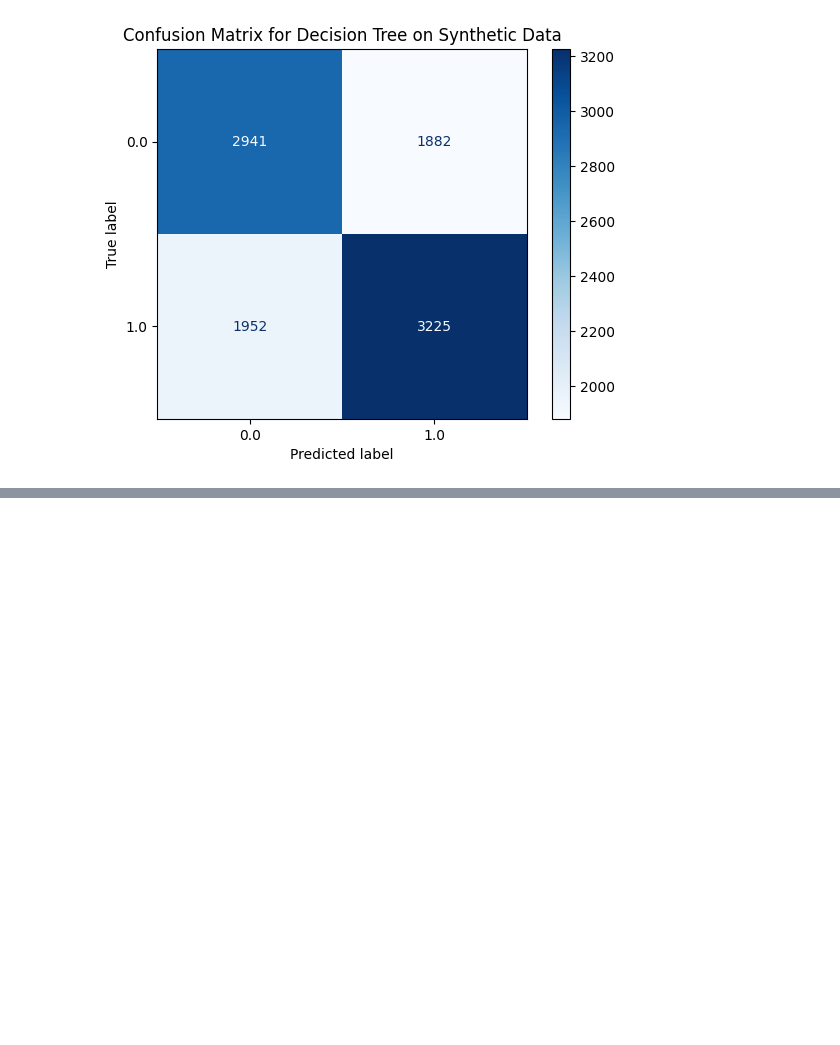
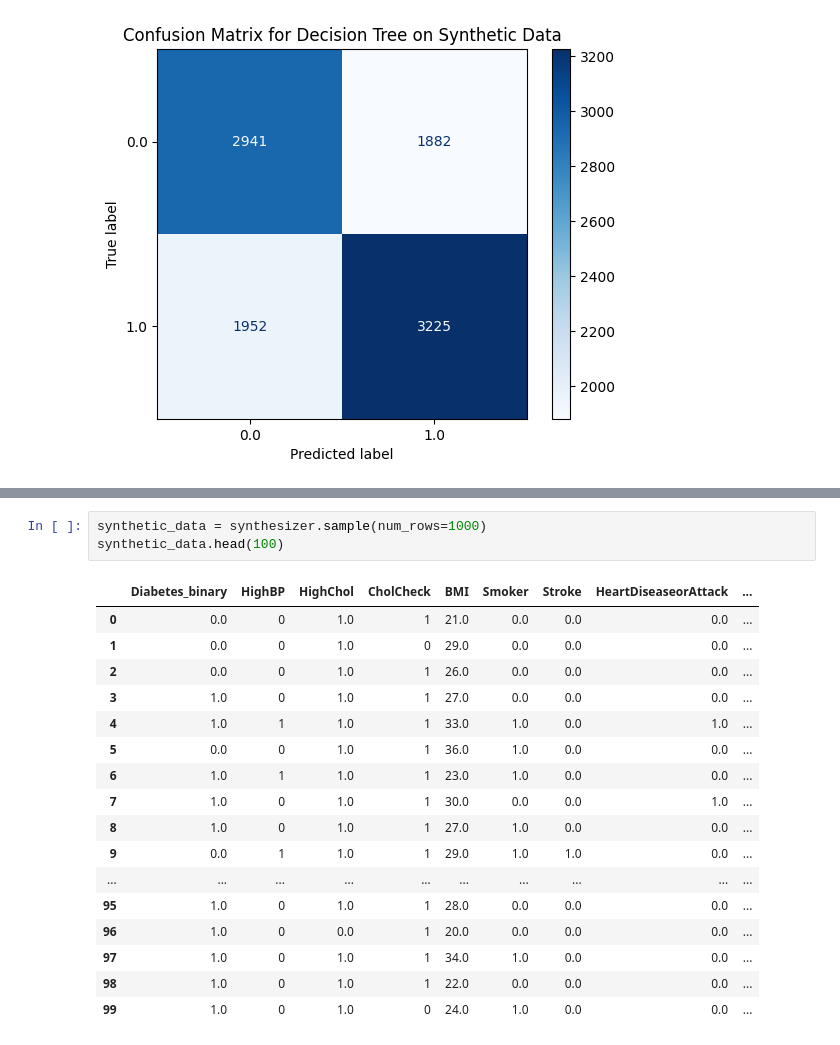
Before and after one commit to tarikibrahimovic/Diabetes-Prediction, a Jupyter notebook: gan.ipynb, the cells around one changed output, grey strips where cells are left out. Drawn from its saved outputs; the diff is of its cells as text; blank space fills up the shorter version.

```diff
--- a/gan.ipynb
+++ b/gan.ipynb
@@ -169,0 +198,21 @@ Decision Tree:
+# %%
+synthetic_data = synthesizer.sample(num_rows=1000)
+synthetic_data.head(100)
+# %% [output]
+|  | Diabetes_binary | HighBP | HighChol | CholCheck | BMI | Smoker | Stroke | HeartDiseaseorAttack | ... |
+| 0 | 0.0 | 0 | 1.0 | 1 | 21.0 | 0.0 | 0.0 | 0.0 | ... |
+| 1 | 0.0 | 0 | 1.0 | 0 | 29.0 | 0.0 | 0.0 | 0.0 | ... |
+| 2 | 0.0 | 0 | 1.0 | 1 | 26.0 | 0.0 | 0.0 | 0.0 | ... |
+| 3 | 1.0 | 0 | 1.0 | 1 | 27.0 | 0.0 | 0.0 | 0.0 | ... |
+| 4 | 1.0 | 1 | 1.0 | 1 | 33.0 | 1.0 | 0.0 | 1.0 | ... |
+| 5 | 0.0 | 0 | 1.0 | 1 | 36.0 | 1.0 | 0.0 | 0.0 | ... |
+| 6 | 1.0 | 1 | 1.0 | 1 | 23.0 | 1.0 | 0.0 | 0.0 | ... |
+| 7 | 1.0 | 0 | 1.0 | 1 | 30.0 | 0.0 | 0.0 | 1.0 | ... |
+| 8 | 1.0 | 0 | 1.0 | 1 | 27.0 | 1.0 | 0.0 | 0.0 | ... |
+| 9 | 0.0 | 1 | 1.0 | 1 | 29.0 | 1.0 | 1.0 | 0.0 | ... |
+| ... | ... | ... | ... | ... | ... | ... | ... | ... | ... |
+| 95 | 1.0 | 0 | 1.0 | 1 | 28.0 | 0.0 | 0.0 | 0.0 | ... |
+| 96 | 1.0 | 0 | 0.0 | 1 | 20.0 | 0.0 | 0.0 | 0.0 | ... |
+| 97 | 1.0 | 0 | 1.0 | 1 | 34.0 | 1.0 | 0.0 | 0.0 | ... |
+| 98 | 1.0 | 0 | 1.0 | 1 | 22.0 | 0.0 | 0.0 | 0.0 | ... |
+| 99 | 1.0 | 0 | 1.0 | 0 | 24.0 | 1.0 | 0.0 | 0.0 | ... |
```
Also changed, not shown: parts of 5 cells of this notebook, 1 other file.
